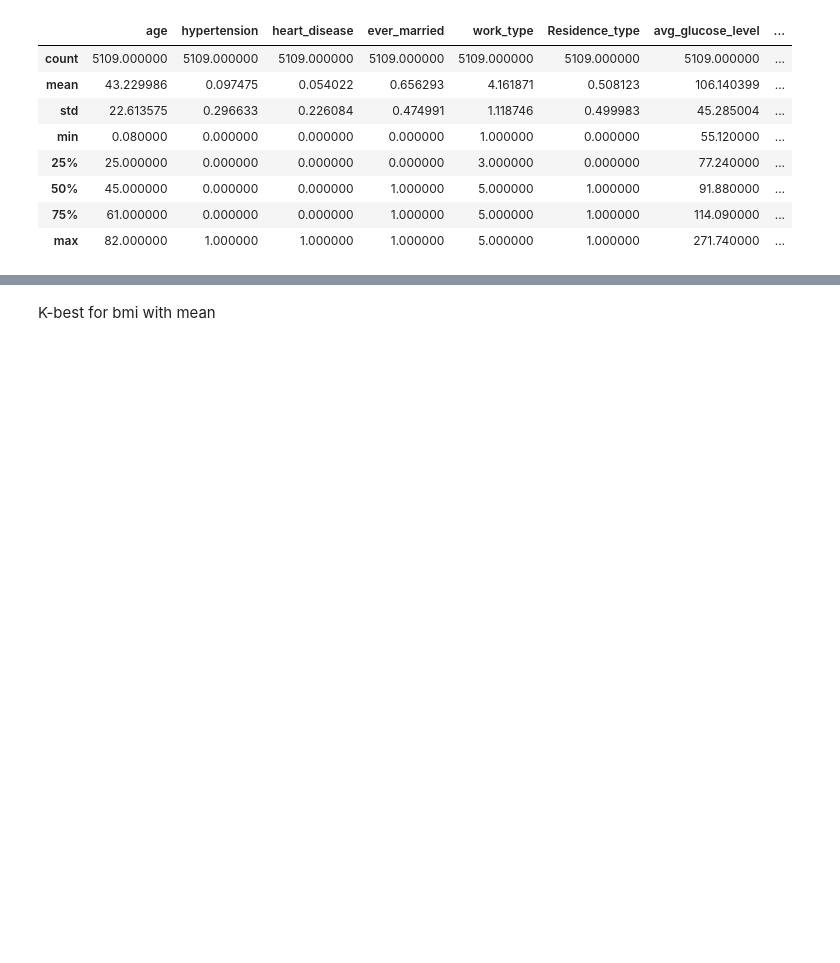
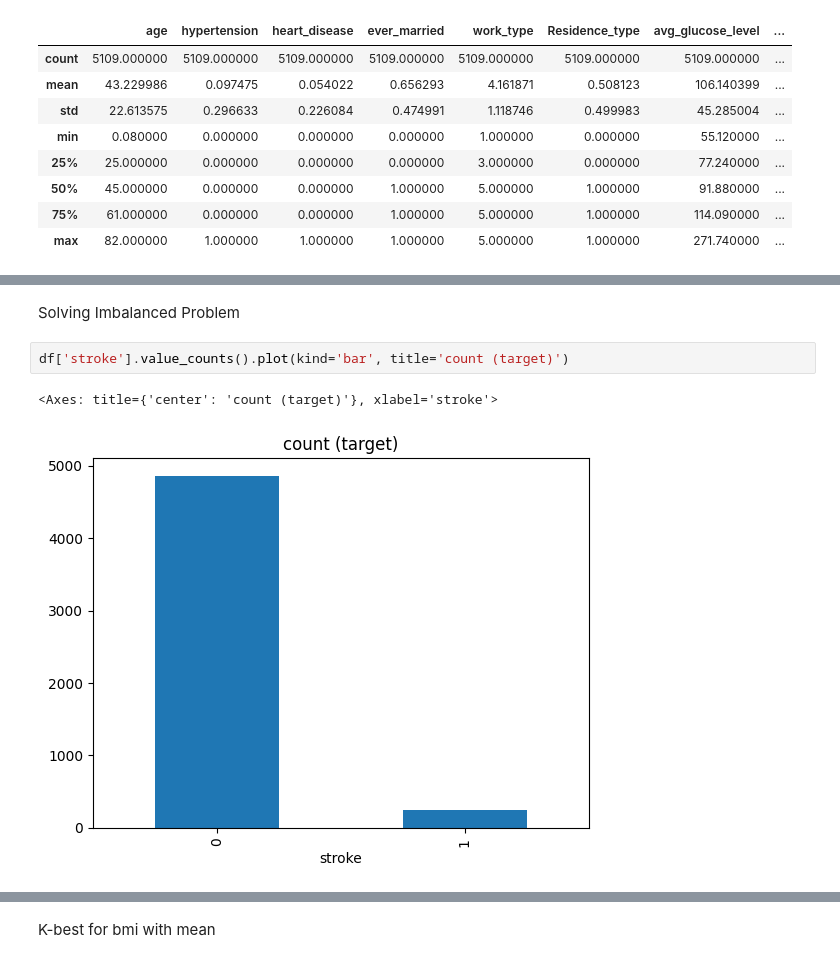
Before and after one commit to yunusemredincell/Stroke-Prediction-Project, a Jupyter notebook: Stroke-Prediction-Project/stroketest.ipynb, the cells around one changed output, grey strips where cells are left out. Saved outputs shown, nothing was run; the diff lists cells and outputs as text; blank space fills up the shorter version.

Commit message:
imbalanced completed

```diff
--- a/Stroke-Prediction-Project/stroketest.ipynb
+++ b/Stroke-Prediction-Project/stroketest.ipynb
@@ -211,0 +230,7 @@ Rows with missing 'bmi':
+# %% [markdown]
+Solving Imbalanced Problem
+# %%
+df['stroke'].value_counts().plot(kind='bar', title='count (target)')
+# %% [output]
+<Axes: title={'center': 'count (target)'}, xlabel='stroke'>
+[figure, added]
```
Also changed, not shown: parts of 18 cells of this notebook.
